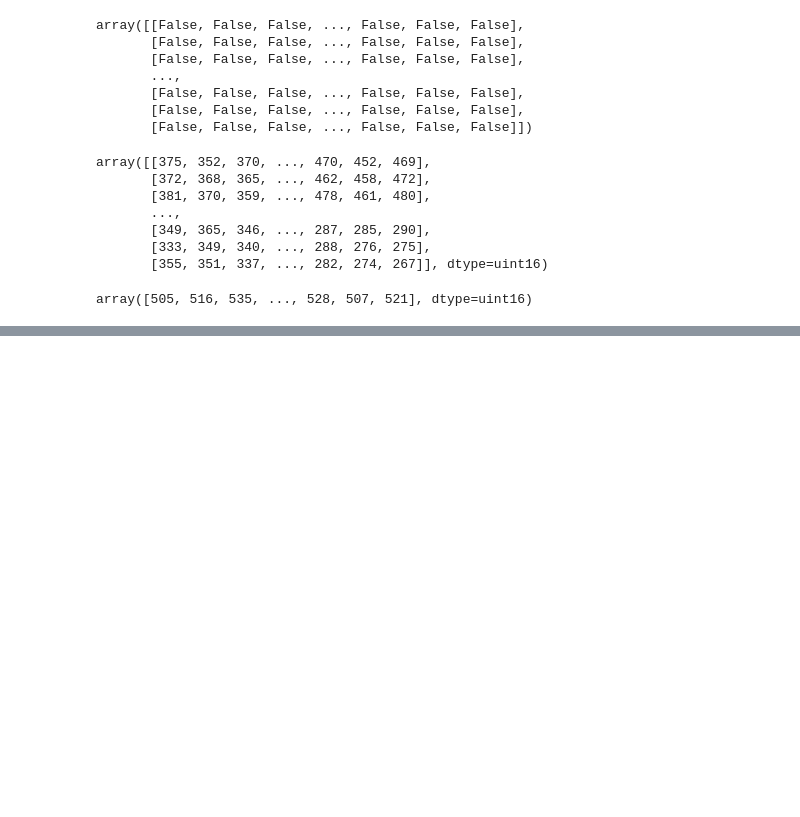
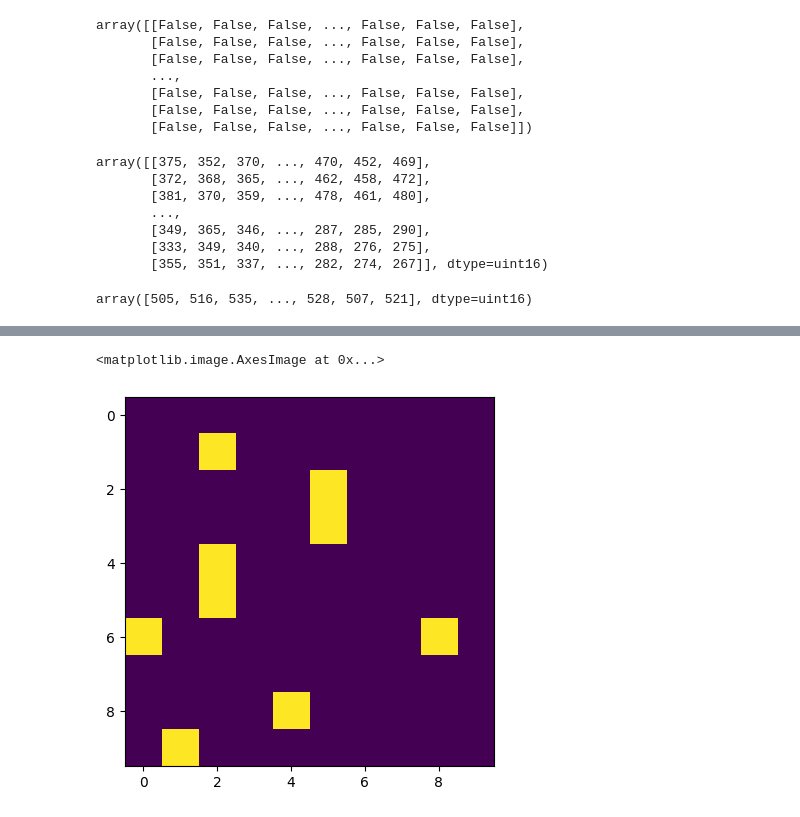
Before and after one commit to Nishitha0730/Computer-Vision, a Jupyter notebook: Images_as_Array.ipynb, the cells around one changed output, grey strips where cells are left out. Saved outputs shown, nothing was run; the diff lists cells and outputs as text; code cells hidden in the pictures; blank space fills up the shorter version.

```diff
--- a/Images_as_Array.ipynb
+++ b/Images_as_Array.ipynb
@@ -139,0 +152,5 @@ array([505, 516, 535, ..., 528, 507, 521], dtype=uint16)
+# %%
+plt.imshow(np.random.choice([0,255],(10,10),p=[0.9,0.1]))    # 90% of 0 & 10% of 255
+# %% [output]
+<matplotlib.image.AxesImage at 0x...>
+[figure, added]
```
Also changed, not shown: parts of 5 cells of this notebook.
